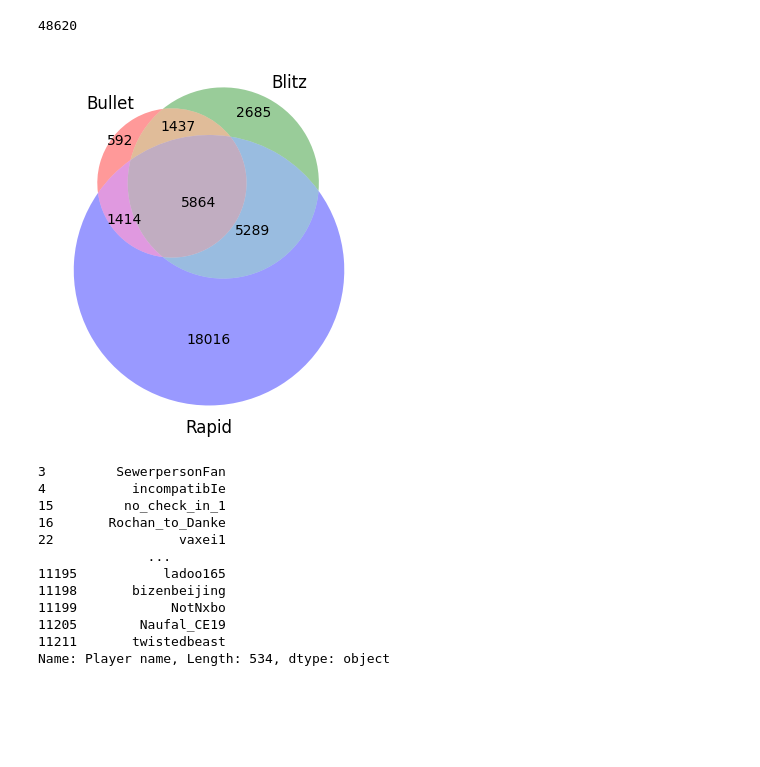
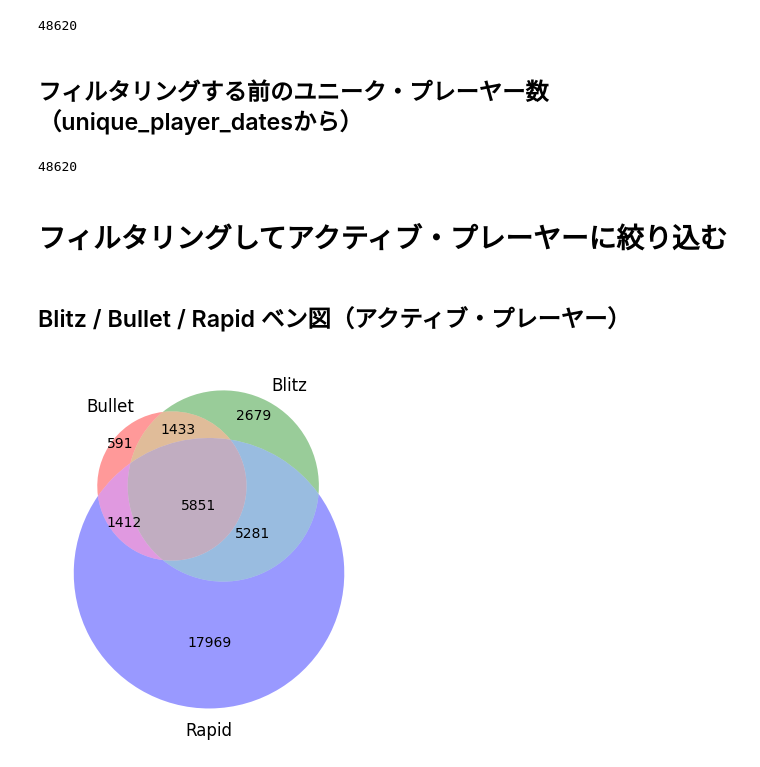
Before and after one commit to tanoCureC/scrape-chesscom, a Jupyter notebook: syukei.ipynb, the cells around one changed output. Saved outputs shown, nothing was run; the diff lists cells and outputs as text; code cells hidden in the pictures; blank space fills up the shorter version.

```diff
--- a/syukei.ipynb
+++ b/syukei.ipynb
@@ -61,8 +95,17 @@ unique_player_count = len(unique_players)
 unique_player_count
 # %% [output]
 48620
+# %% [markdown]
+## フィルタリングする前のユニーク・プレーヤー数（unique_player_datesから）
+# %%
+df_all = pd.read_csv("unique_player_dates.csv")
+len(df_all)
+# %% [output]
+48620
+# %% [markdown]
+# フィルタリングしてアクティブ・プレーヤーに絞り込む
 # %%
-# Assuming you have the df_blitz DataFrame already loaded
+# 日付データをdatetimeオブジェクトに変換
 df_blitz['Last Online chess.com server time'] = pd.to_datetime(df_blitz['Last Online chess.com server time'])
 df_bullet['Last Online chess.com server time'] = pd.to_datetime(df_bullet['Last Online chess.com server time'])
 df_rapid['Last Online chess.com server time'] = pd.to_datetime(df_rapid['Last Online chess.com server time'])
@@ -70,54 +113,26 @@ df_daily960['Last Online chess.com server time'] = pd.to_datetime(df_daily960['L
 df_live960['Last Online chess.com server time'] = pd.to_datetime(df_live960['Last Online chess.com server time'])
 df_daily['Last Online chess.com server time'] = pd.to_datetime(df_daily['Last Online chess.com server time'])
 
-# Define the date to filter the data
-filter_date = pd.Timestamp('2022-12-31 00:00:00')
+# この日付以降にログインしていない人は対象外（この日付以降にログインした人だけが調査対象）
+filter_date = pd.Timestamp('2023-01-01 00:00:00')
 
-# Filter the DataFrame to keep rows with a date greater than or equal to the filter_date
 df_filtered_blitz = df_blitz[df_blitz['Last Online chess.com server time'] >= filter_date]
 df_filtered_bullet = df_bullet[df_bullet['Last Online chess.com server time'] >= filter_date]
 df_filtered_rapid = df_rapid[df_rapid['Last Online chess.com server time'] >= filter_date]
 df_filtered_daily960 = df_daily960[df_daily960['Last Online chess.com server time'] >= filter_date]
 df_filtered_live960 = df_live960[df_live960['Last Online chess.com server time'] >= filter_date]
 df_filtered_daily = df_daily[df_daily['Last Online chess.com server time'] >= filter_date]
-
-# Display the filtered DataFrame
-#print(df_filtered_rapid)
+# %% [markdown]
+## Blitz / Bullet / Rapid ベン図（アクティブ・プレーヤー）
 # %%
-bullet_players = df_filtered_bullet['Player name'].tolist()
-blitz_players = df_filtered_blitz['Player name'].tolist()
-rapid_players = df_filtered_rapid['Player name'].tolist()
-live960_players = df_filtered_live960['Player name'].tolist()
-daily960_players = df_filtered_daily960['Player name'].tolist()
-daily_players = df_filtered_daily['Player name'].tolist()
+bullet_filtered_players = df_filtered_bullet['Player name']
+blitz_filtered_players = df_filtered_blitz['Player name']
+rapid_filtered_players = df_filtered_rapid['Player name']
+live960_filtered_players = df_filtered_live960['Player name']
+daily960_filtered_players = df_filtered_daily960['Player name']
+daily_filtered_players = df_filtered_daily['Player name']
 
-# Create the Venn diagram
-venn3([set(bullet_players), set(blitz_players), set(rapid_players)], ('Bullet', 'Blitz', 'Rapid'))
-
-# Show the plot
+venn3([set(bullet_filtered_players), set(blitz_filtered_players), set(rapid_filtered_players)], ('Bullet', 'Blitz', 'Rapid'))
 plt.show()
 # %% [output]
-[figure, old version]
+[figure, new version]
-# %%
-bullet_players = df_filtered_bullet['Player name']
-blitz_players = df_filtered_blitz['Player name']
-rapid_players = df_filtered_rapid['Player name']
-live960_players = df_filtered_live960['Player name']
-daily960_players = df_filtered_daily960['Player name']
-daily_players = df_filtered_daily['Player name']
-
-unique_bullet_players = bullet_players[~bullet_players.isin(blitz_players) & ~bullet_players.isin(rapid_players) & ~bullet_players.isin(live960_players) & ~bullet_players.isin(daily960_players) & ~bullet_players.isin(daily_players)]
-unique_bullet_players
-# %% [output]
-3         SewerpersonFan
-4           incompatibIe
-15         no_check_in_1
-16       Rochan_to_Danke
-22                vaxei1
-              ...
-11195           ladoo165
-11198       bizenbeijing
-11199            NotNxbo
-11205        Naufal_CE19
-11211       twistedbeast
-Name: Player name, Length: 534, dtype: object
```
Also changed, not shown: parts of 61 cells of this notebook, 2 other files.
